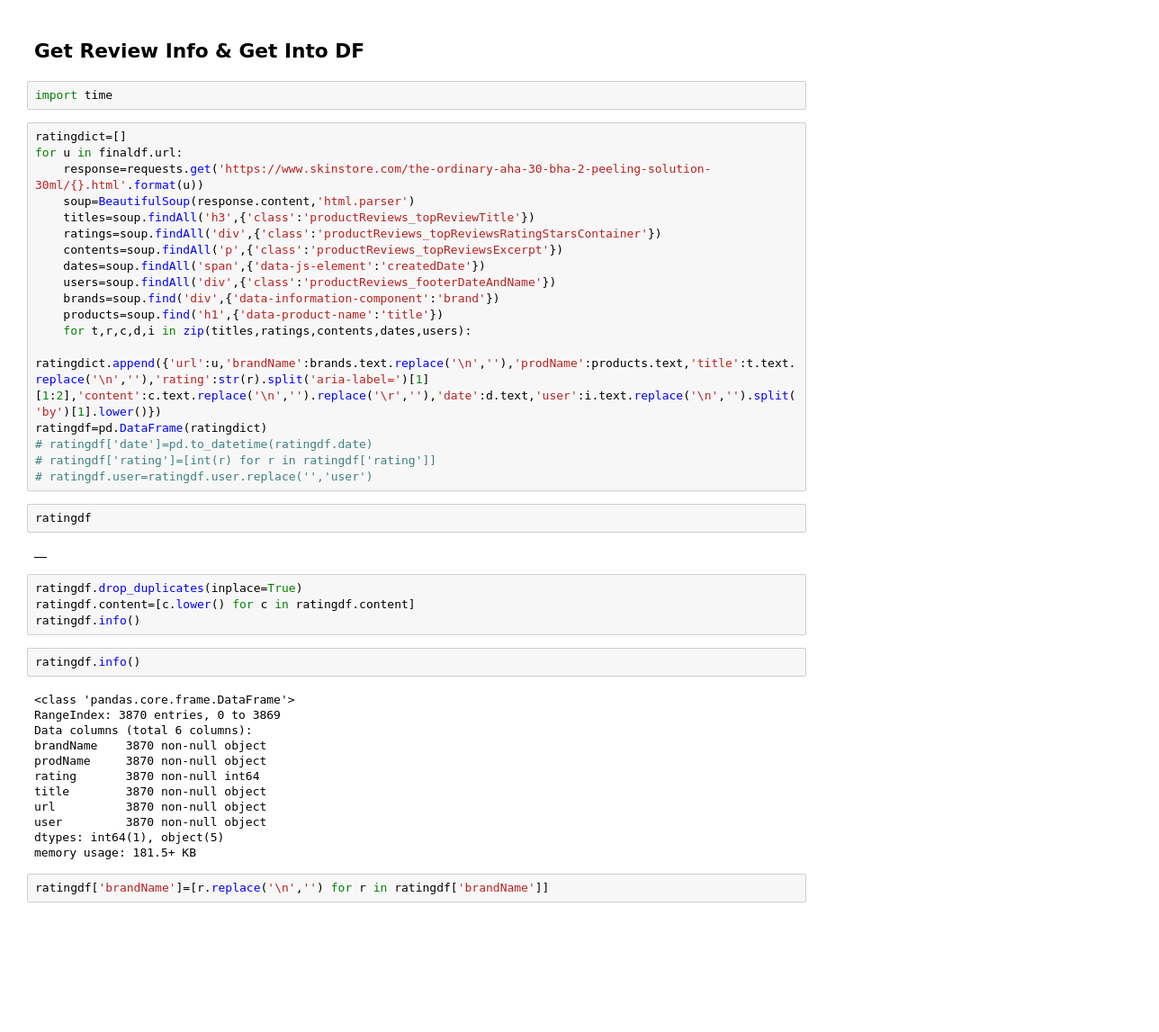
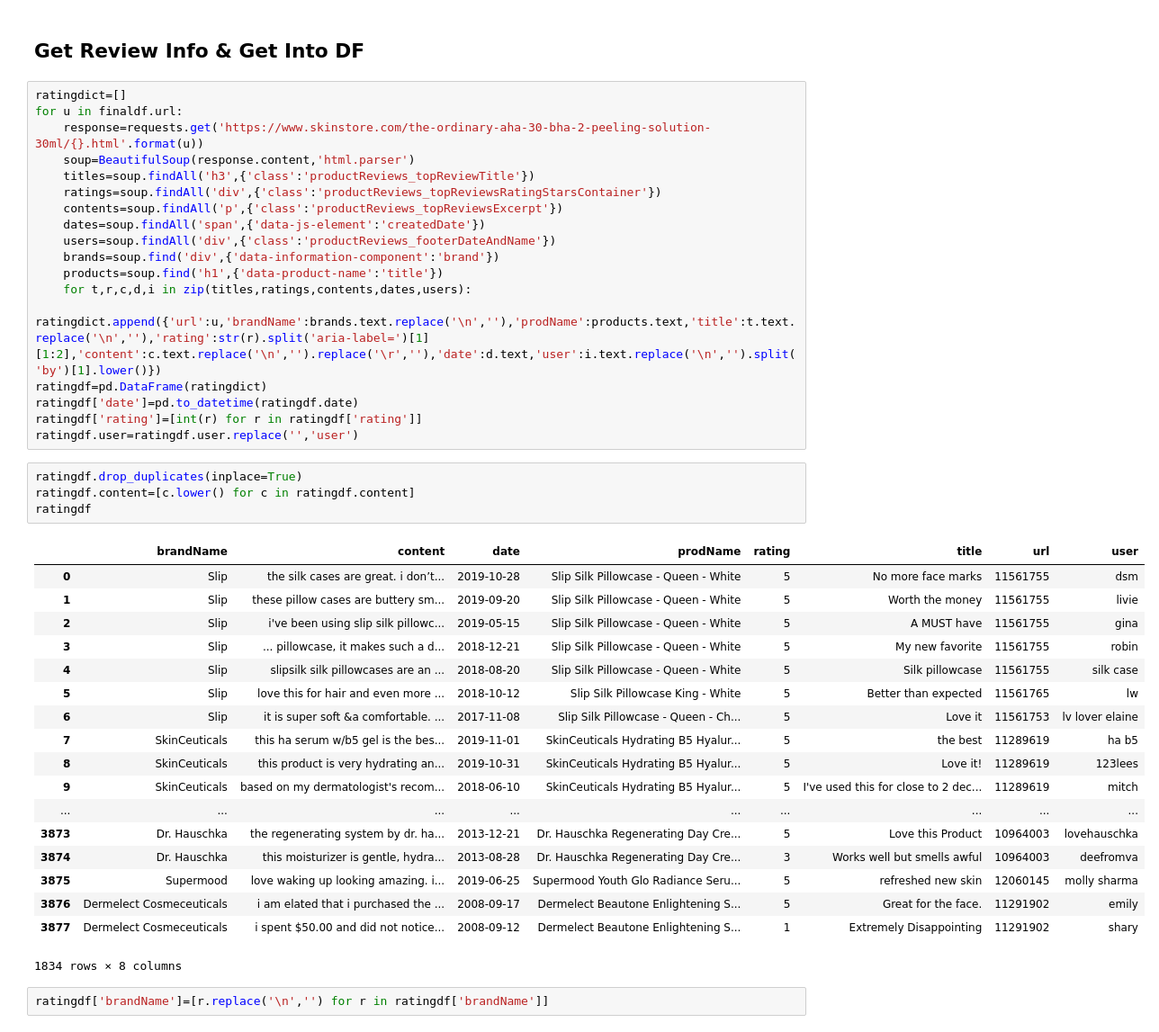
Before and after one commit to mackenziemitchell6/SkinCareRoutine, a Jupyter notebook: _GettingAllSkinStoreData.ipynb, the cells around one changed output. Shown at 90% size. Cells and saved outputs as stored; diff of their text form; blank space fills up the shorter version.

```diff
--- a/_GettingAllSkinStoreData.ipynb
+++ b/_GettingAllSkinStoreData.ipynb
@@ -164,8 +164,6 @@ with open('pickles/CategoricalItemDF.pickle', 'rb') as f:
 #     pickle.dump(finaldf, f, pickle.HIGHEST_PROTOCOL)
 # %% [markdown]
 ## Get Review Info & Get Into DF
-# %%
-import time
 # %%
 ratingdict=[]
 for u in finaldf.url:
@@ -181,31 +179,32 @@ for u in finaldf.url:
     for t,r,c,d,i in zip(titles,ratings,contents,dates,users):
         ratingdict.append({'url':u,'brandName':brands.text.replace('\n',''),'prodName':products.text,'title':t.text.replace('\n',''),'rating':str(r).split('aria-label=')[1][1:2],'content':c.text.replace('\n','').replace('\r',''),'date':d.text,'user':i.text.replace('\n','').split('by')[1].lower()})
 ratingdf=pd.DataFrame(ratingdict)
-# ratingdf['date']=pd.to_datetime(ratingdf.date)
-# ratingdf['rating']=[int(r) for r in ratingdf['rating']]
-# ratingdf.user=ratingdf.user.replace('','user')
+ratingdf['date']=pd.to_datetime(ratingdf.date)
+ratingdf['rating']=[int(r) for r in ratingdf['rating']]
+ratingdf.user=ratingdf.user.replace('','user')
-# %%
-ratingdf
-# %% [output]
-|  |
 # %%
 ratingdf.drop_duplicates(inplace=True)
 ratingdf.content=[c.lower() for c in ratingdf.content]
-ratingdf.info()
+ratingdf
+# %% [output]
+|  | brandName | content | date | prodName | rating | title | url | user |
+| 0 | Slip | the silk cases are great. i don’t... | 2019-10-28 | Slip Silk Pillowcase - Queen - White | 5 | No more face marks | 11561755 | dsm |
+| 1 | Slip | these pillow cases are buttery sm... | 2019-09-20 | Slip Silk Pillowcase - Queen - White | 5 | Worth the money | 11561755 | livie |
+| 2 | Slip | i've been using slip silk pillowc... | 2019-05-15 | Slip Silk Pillowcase - Queen - White | 5 | A MUST have | 11561755 | gina |
+| 3 | Slip | ... pillowcase, it makes such a d... | 2018-12-21 | Slip Silk Pillowcase - Queen - White | 5 | My new favorite | 11561755 | robin |
+| 4 | Slip | slipsilk silk pillowcases are an ... | 2018-08-20 | Slip Silk Pillowcase - Queen - White | 5 | Silk pillowcase | 11561755 | silk case |
+| 5 | Slip | love this for hair and even more ... | 2018-10-12 | Slip Silk Pillowcase King - White | 5 | Better than expected | 11561765 | lw |
+| 6 | Slip | it is super soft &a comfortable. ... | 2017-11-08 | Slip Silk Pillowcase - Queen - Ch... | 5 | Love it | 11561753 | lv lover elaine |
+| 7 | SkinCeuticals | this ha serum w/b5 gel is the bes... | 2019-11-01 | SkinCeuticals Hydrating B5 Hyalur... | 5 | the best | 11289619 | ha b5 |
+| 8 | SkinCeuticals | this product is very hydrating an... | 2019-10-31 | SkinCeuticals Hydrating B5 Hyalur... | 5 | Love it! | 11289619 | 123lees |
+| 9 | SkinCeuticals | based on my dermatologist's recom... | 2018-06-10 | SkinCeuticals Hydrating B5 Hyalur... | 5 | I've used this for close to 2 dec... | 11289619 | mitch |
+| ... | ... | ... | ... | ... | ... | ... | ... | ... |
+| 3873 | Dr. Hauschka | the regenerating system by dr. ha... | 2013-12-21 | Dr. Hauschka Regenerating Day Cre... | 5 | Love this Product | 10964003 | lovehauschka |
+| 3874 | Dr. Hauschka | this moisturizer is gentle, hydra... | 2013-08-28 | Dr. Hauschka Regenerating Day Cre... | 3 | Works well but smells awful | 10964003 | deefromva |
+| 3875 | Supermood | love waking up looking amazing. i... | 2019-06-25 | Supermood Youth Glo Radiance Seru... | 5 | refreshed new skin | 12060145 | molly sharma |
+| 3876 | Dermelect Cosmeceuticals | i am elated that i purchased the ... | 2008-09-17 | Dermelect Beautone Enlightening S... | 5 | Great for the face. | 11291902 | emily |
+| 3877 | Dermelect Cosmeceuticals | i spent $50.00 and did not notice... | 2008-09-12 | Dermelect Beautone Enlightening S... | 1 | Extremely Disappointing | 11291902 | shary |
+1834 rows × 8 columns
-# %%
-ratingdf.info()
-# %% [output]
-<class 'pandas.core.frame.DataFrame'>
-RangeIndex: 3870 entries, 0 to 3869
-Data columns (total 6 columns):
-brandName    3870 non-null object
-prodName     3870 non-null object
-rating       3870 non-null int64
-title        3870 non-null object
-url          3870 non-null object
-user         3870 non-null object
-dtypes: int64(1), object(5)
-memory usage: 181.5+ KB
 # %%
 ratingdf['brandName']=[r.replace('\n','') for r in ratingdf['brandName']]
 # %%
```
Also changed, not shown: parts of 9 cells of this notebook, 9 other files.
